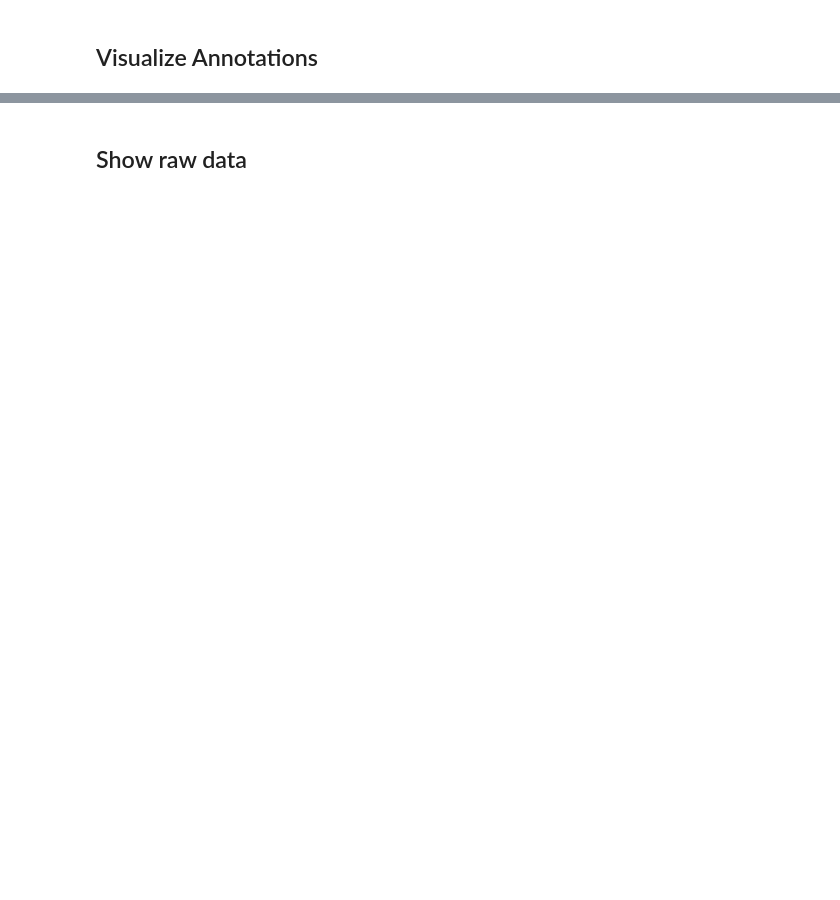
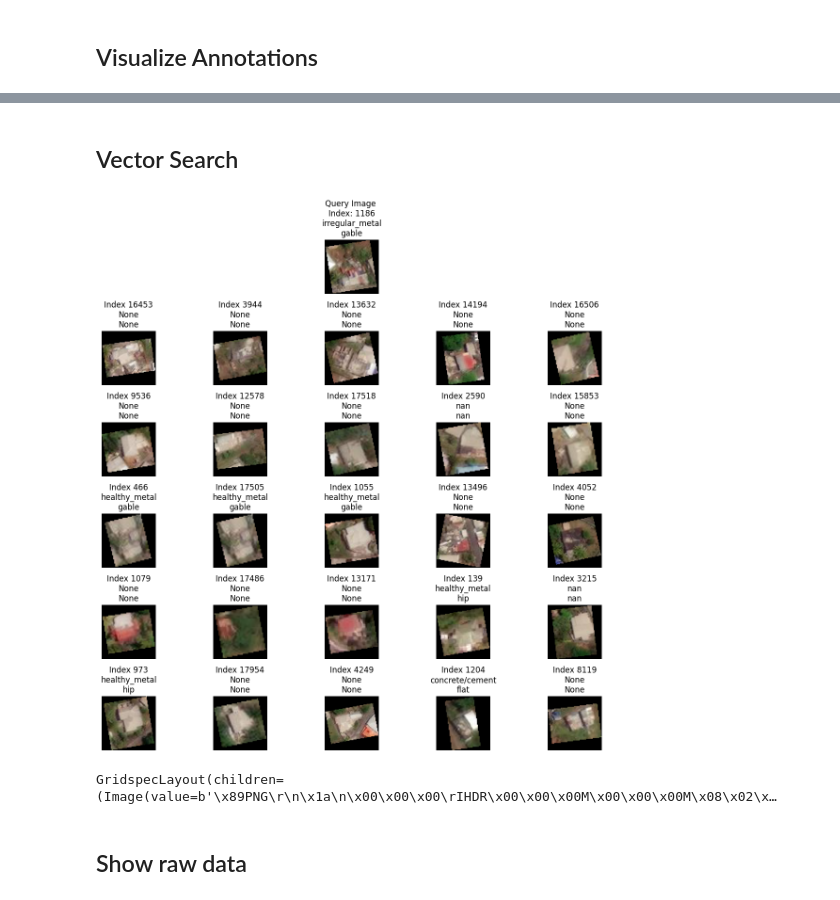
Before and after one commit to GFDRR/caribbean-climate-resilience, a Jupyter notebook: notebooks/02_data_annotation.ipynb, the cells around one changed output, grey strips where cells are left out. Saved outputs shown, nothing was run; the diff lists cells and outputs as text; code cells hidden in the pictures; blank space fills up the shorter version.

```diff
--- a/notebooks/02_data_annotation.ipynb
+++ b/notebooks/02_data_annotation.ipynb
@@ -44,2 +49,9 @@ da.visualize_annotations(index=0)
+# %% [markdown]
+## Vector Search
+# %%
+da.vector_search(query_index=1186, n=25, exclude_annotated=True)
+# %% [output]
+[figure, added]
+GridspecLayout(children=(Image(value=b'\x89PNG\r\n\x1a\n\x00\x00\x00\rIHDR\x00\x00\x00M\x00\x00\x00M\x08\x02\x…
 # %% [markdown]
 ## Show raw data
```
Also changed, not shown: parts of 10 cells of this notebook, 1 other file.
